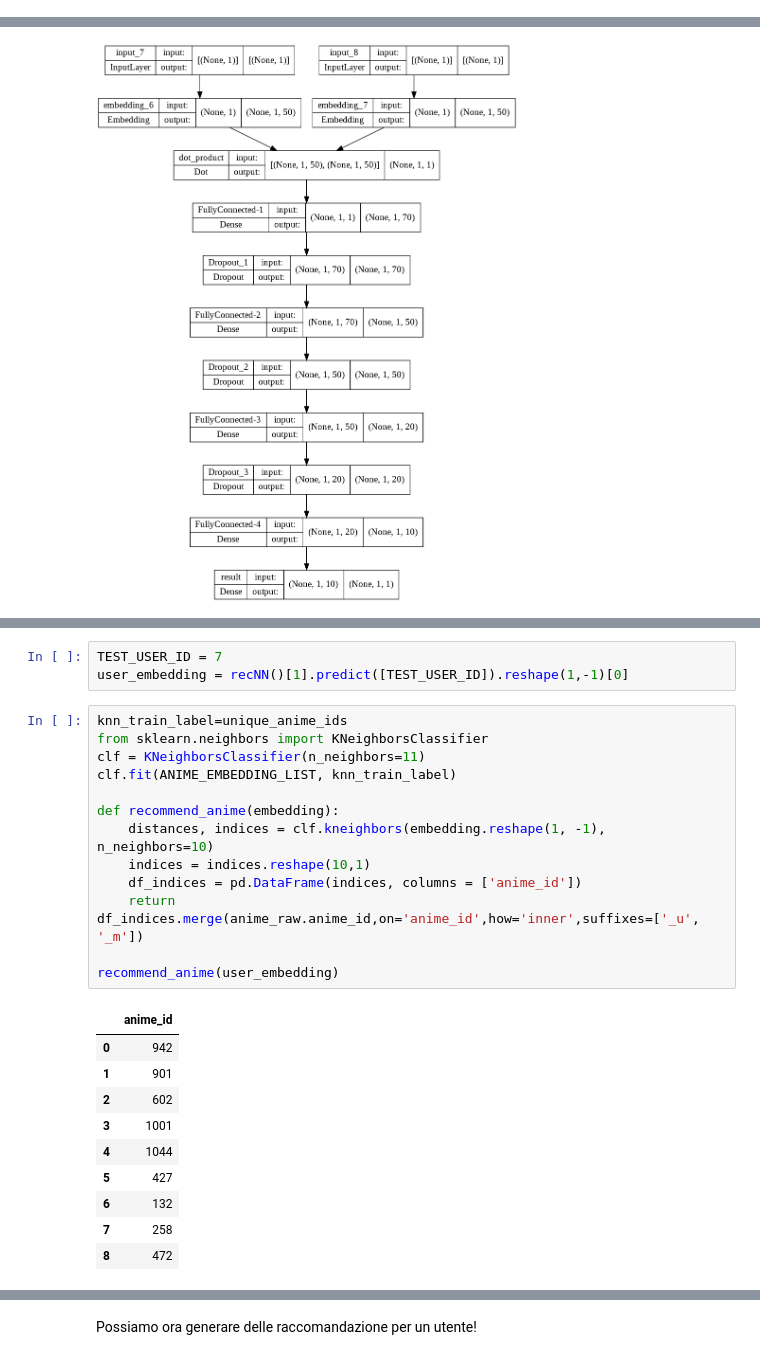
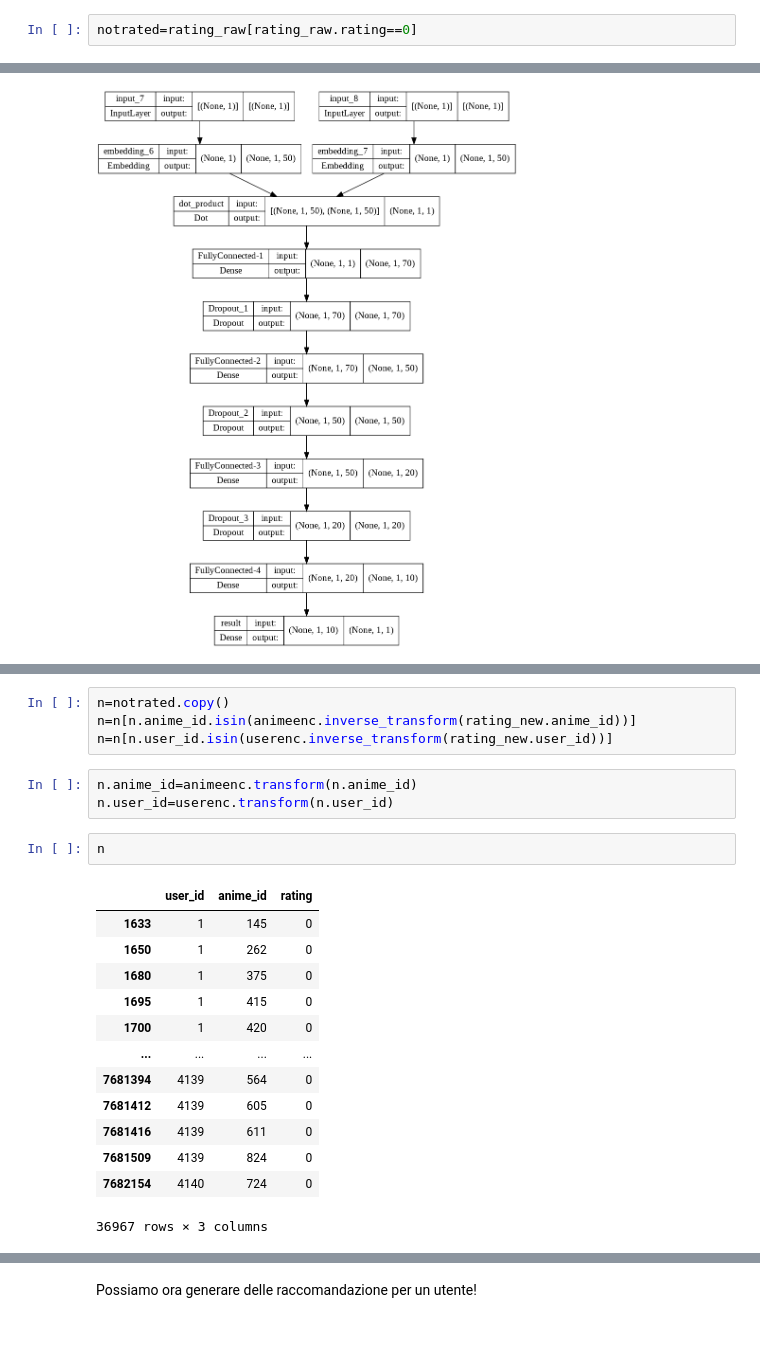
Before and after one commit to FrancescoPadovani94/Progetto-Data-Intensive, a Jupyter notebook: progettodatainteinsive_pynb.ipynb, the cells around one changed output, grey strips where cells are left out. Cells and saved outputs as stored; diff of their text form; blank space fills up the shorter version.

```diff
--- a/progettodatainteinsive_pynb.ipynb
+++ b/progettodatainteinsive_pynb.ipynb
@@ -109,6 +109,8 @@ rating_raw.describe()
 | max | 7.351600e+04 | 3.451900e+04 | 1.000000e+01 |
 # %%
 rating_raw= rating_raw.replace(-1,0)
+# %%
+notrated=rating_raw[rating_raw.rating==0]
 # %% [markdown]
 Lavorando con rating espliciti si eliminano i prodotti visualizzati ma non votati. Il voto medio ricevuto da un prodotto è pari a 7.82 e la mediana è 8.
 # %%
@@ -715,27 +707,23 @@ for _id in unique_anime_ids:
-# %%
-TEST_USER_ID = 7
-user_embedding = recNN()[1].predict([TEST_USER_ID]).reshape(1,-1)[0]
-# %%
-knn_train_label=unique_anime_ids
-from sklearn.neighbors import KNeighborsClassifier
-clf = KNeighborsClassifier(n_neighbors=11)
-clf.fit(ANIME_EMBEDDING_LIST, knn_train_label)
-
-def recommend_anime(embedding):
-    distances, indices = clf.kneighbors(embedding.reshape(1, -1),  n_neighbors=10)
-    indices = indices.reshape(10,1)
-    df_indices = pd.DataFrame(indices, columns = ['anime_id'])
-    return df_indices.merge(anime_raw.anime_id,on='anime_id',how='inner',suffixes=['_u', '_m'])
-
-recommend_anime(user_embedding)
-# %% [output]
-|  | anime_id |
-| 0 | 942 |
-| 1 | 901 |
-| 2 | 602 |
-| 3 | 1001 |
-| 4 | 1044 |
-| 5 | 427 |
-| 6 | 132 |
-| 7 | 258 |
-| 8 | 472 |
+# %%
+n=notrated.copy()
+n=n[n.anime_id.isin(animeenc.inverse_transform(rating_new.anime_id))]
+n=n[n.user_id.isin(userenc.inverse_transform(rating_new.user_id))]
+# %%
+n.anime_id=animeenc.transform(n.anime_id)
+n.user_id=userenc.transform(n.user_id)
+# %%
+n
+# %% [output]
+|  | user_id | anime_id | rating |
+| 1633 | 1 | 145 | 0 |
+| 1650 | 1 | 262 | 0 |
+| 1680 | 1 | 375 | 0 |
+| 1695 | 1 | 415 | 0 |
+| 1700 | 1 | 420 | 0 |
+| ... | ... | ... | ... |
+| 7681394 | 4139 | 564 | 0 |
+| 7681412 | 4139 | 605 | 0 |
+| 7681416 | 4139 | 611 | 0 |
+| 7681509 | 4139 | 824 | 0 |
+| 7682154 | 4140 | 724 | 0 |
+36967 rows × 3 columns
```
Also changed, not shown: parts of 22 cells of this notebook.
